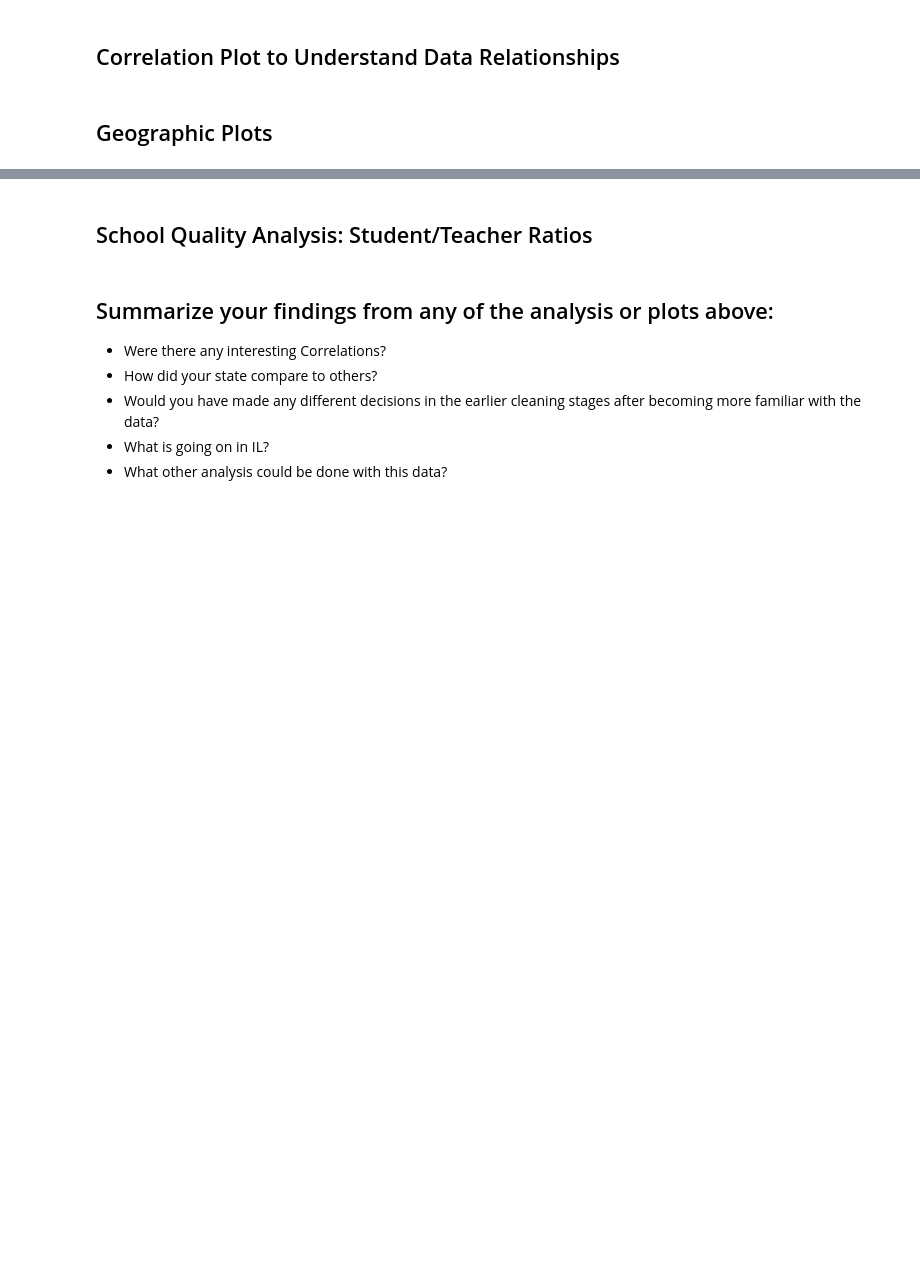
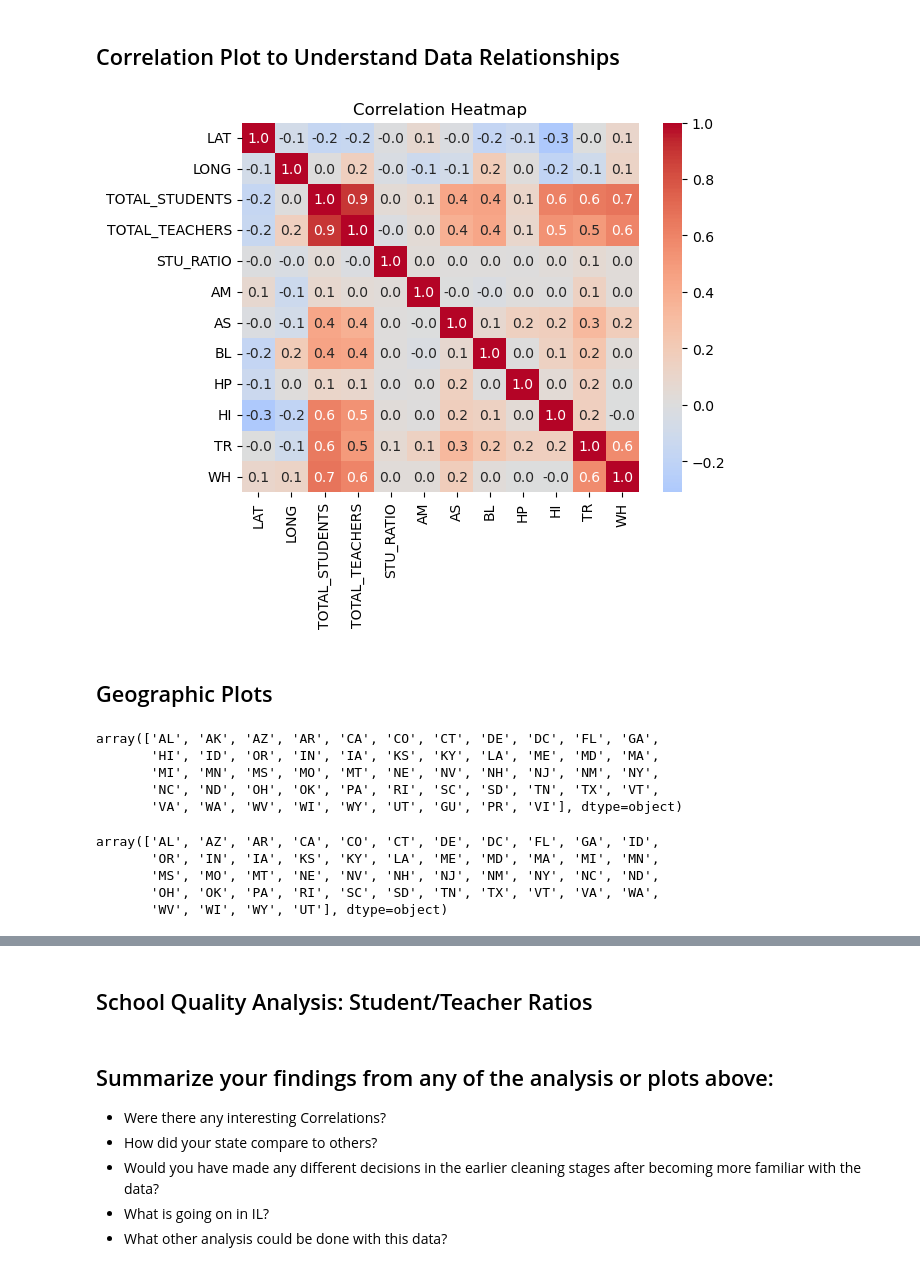
Before and after one commit to Donny-ai/US-School-Analysis, a Jupyter notebook: Starter_Code/public_school_analysis.ipynb, the cells around one changed output, grey strips where cells are left out. Saved outputs shown, nothing was run; the diff lists cells and outputs as text; code cells hidden in the pictures; blank space fills up the shorter version.

```diff
--- a/Starter_Code/public_school_analysis.ipynb
+++ b/Starter_Code/public_school_analysis.ipynb
@@ -337,7 +335,36 @@ regular
 ## Correlation Plot to Understand Data Relationships
 # %%
 # Use seaborn to generate a correlation heatmap for the columns in the dataframe
+# calculate the correlation matrix
+correlation_matrix = regular_schools.corr()
+
+# create a correlation heatmap
+sns.heatmap(correlation_matrix, annot=True, fmt='.1f', cmap='coolwarm', center=0)
+
+plt.title('Correlation Heatmap')
+plt.show()
+# %% [output]
+[figure, added]
 # %% [markdown]
 ## Geographic Plots
+# %%
+regular_schools['STATE'].unique()
+# %% [output]
+array(['AL', 'AK', 'AZ', 'AR', 'CA', 'CO', 'CT', 'DE', 'DC', 'FL', 'GA',
+       'HI', 'ID', 'OR', 'IN', 'IA', 'KS', 'KY', 'LA', 'ME', 'MD', 'MA',
+       'MI', 'MN', 'MS', 'MO', 'MT', 'NE', 'NV', 'NH', 'NJ', 'NM', 'NY',
+       'NC', 'ND', 'OH', 'OK', 'PA', 'RI', 'SC', 'SD', 'TN', 'TX', 'VT',
+       'VA', 'WA', 'WV', 'WI', 'WY', 'UT', 'GU', 'PR', 'VI'], dtype=object)
+# %%
+nconus = ['AK', 'HI', 'GU', 'PR', 'VI']
+mask = regular_schools['STATE'].isin(nconus)
+conus = regular_schools[~mask]
+conus['STATE'].unique()
+# %% [output]
+array(['AL', 'AZ', 'AR', 'CA', 'CO', 'CT', 'DE', 'DC', 'FL', 'GA', 'ID',
+       'OR', 'IN', 'IA', 'KS', 'KY', 'LA', 'ME', 'MD', 'MA', 'MI', 'MN',
+       'MS', 'MO', 'MT', 'NE', 'NV', 'NH', 'NJ', 'NM', 'NY', 'NC', 'ND',
+       'OH', 'OK', 'PA', 'RI', 'SC', 'SD', 'TN', 'TX', 'VT', 'VA', 'WA',
+       'WV', 'WI', 'WY', 'UT'], dtype=object)
 # %%
 # Plot only schools from the 48 contiguous US states or the 50 US states (drop territories and PR)
```
Also changed, not shown: parts of 12 cells of this notebook.
